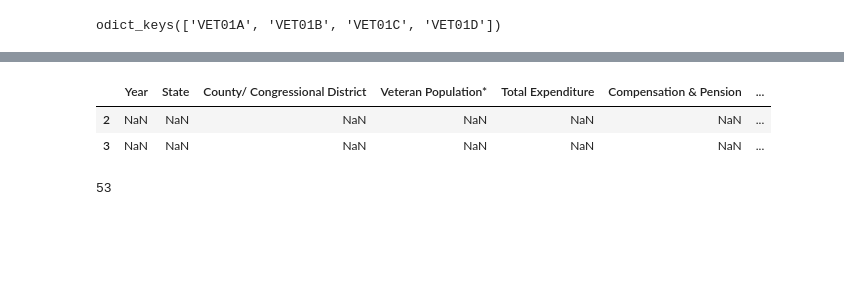
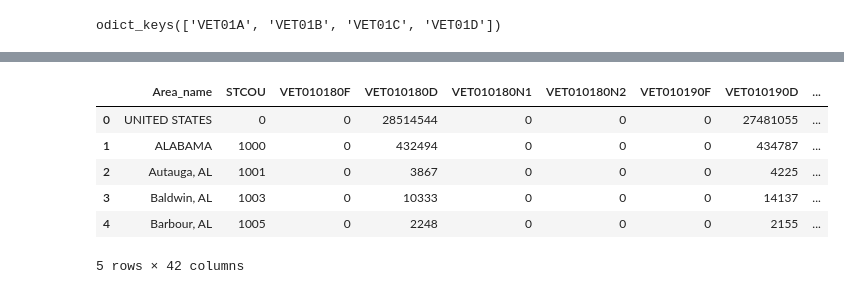
Before and after one commit to shha5648/DM_VA_DATA, a Jupyter notebook: Kylee_notebook.ipynb, the cells around one changed output, grey strips where cells are left out. Cells and saved outputs as stored; diff of their text form; code cells hidden in the pictures; blank space fills up the shorter version.

```diff
--- a/Kylee_notebook.ipynb
+++ b/Kylee_notebook.ipynb
@@ -365,11 +359,0 @@ ALL_YEARS[43]
-# %%
-fy14_gu[2:4]
-# %% [output]
-|  | Year | State | County/ Congressional District | Veteran Population* | Total Expenditure | Compensation & Pension | ... |
-| 2 | NaN | NaN | NaN | NaN | NaN | NaN | ... |
-| 3 | NaN | NaN | NaN | NaN | NaN | NaN | ... |
-# %%
-listLength = len(FY_16_LIST)
-listLength
-# %% [output]
-53
@@ -384,0 +360,10 @@ def get_stats(fydata14,fydata15,fydata16, columnCode):
+# %%
+vet01a.head()
+# %% [output]
+|  | Area_name | STCOU | VET010180F | VET010180D | VET010180N1 | VET010180N2 | VET010190F | VET010190D | ... |
+| 0 | UNITED STATES | 0 | 0 | 28514544 | 0 | 0 | 0 | 27481055 | ... |
+| 1 | ALABAMA | 1000 | 0 | 432494 | 0 | 0 | 0 | 434787 | ... |
+| 2 | Autauga, AL | 1001 | 0 | 3867 | 0 | 0 | 0 | 4225 | ... |
+| 3 | Baldwin, AL | 1003 | 0 | 10333 | 0 | 0 | 0 | 14137 | ... |
+| 4 | Barbour, AL | 1005 | 0 | 2248 | 0 | 0 | 0 | 2155 | ... |
+5 rows × 42 columns
```
Also changed, not shown: parts of 30 cells of this notebook, 6 other files.
